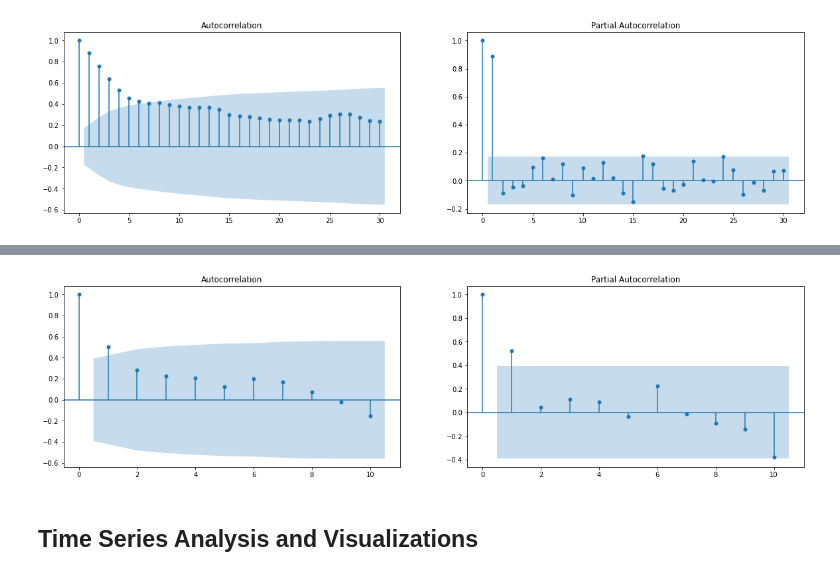
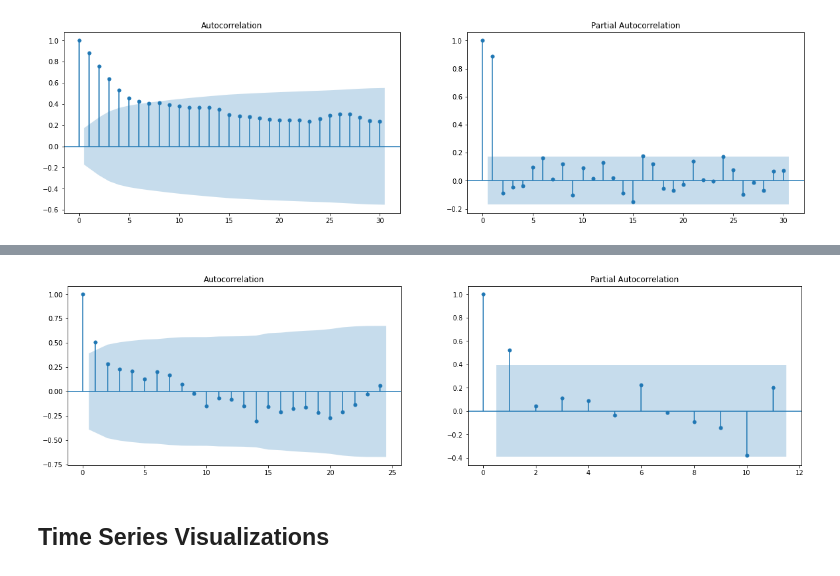
Before and after one commit to derrick-w/top4sport-sales-prediction, a Jupyter notebook: top4sport-EDA.ipynb, the cells around one changed output, grey strips where cells are left out. Saved outputs shown, nothing was run; the diff lists cells and outputs as text; code cells hidden in the pictures.

```diff
--- a/top4sport-EDA.ipynb
+++ b/top4sport-EDA.ipynb
@@ -706,12 +706,12 @@ test_ts_df.head()
 | 11 | 2020-05-31 | 724966.536443 | 516308.264583 | 458333.430592 | 481911.382517 | 525283.416617 | 693573.990210 | 646634.177140 | 418621.757171 |
 # %%
 fig, ax = plt.subplots(1,2,figsize=(20,5))
-plot_acf(test_ts_df['net_profit'], lags=10, ax=ax[0])
-plot_pacf(test_ts_df['net_profit'], lags=10, ax=ax[1])
+plot_acf(test_ts_df['net_profit'], lags=24, ax=ax[0])
+plot_pacf(test_ts_df['net_profit'], lags=11, ax=ax[1])
 plt.show()
 # %% [output]
-[figure, old version]
+[figure, new version]
 # %% [markdown]
-## Time Series Analysis and Visualizations
+## Time Series Visualizations
 # %%
 # change weekday column names for graph visualization
```
Also changed, not shown: parts of 3 cells of this notebook.
